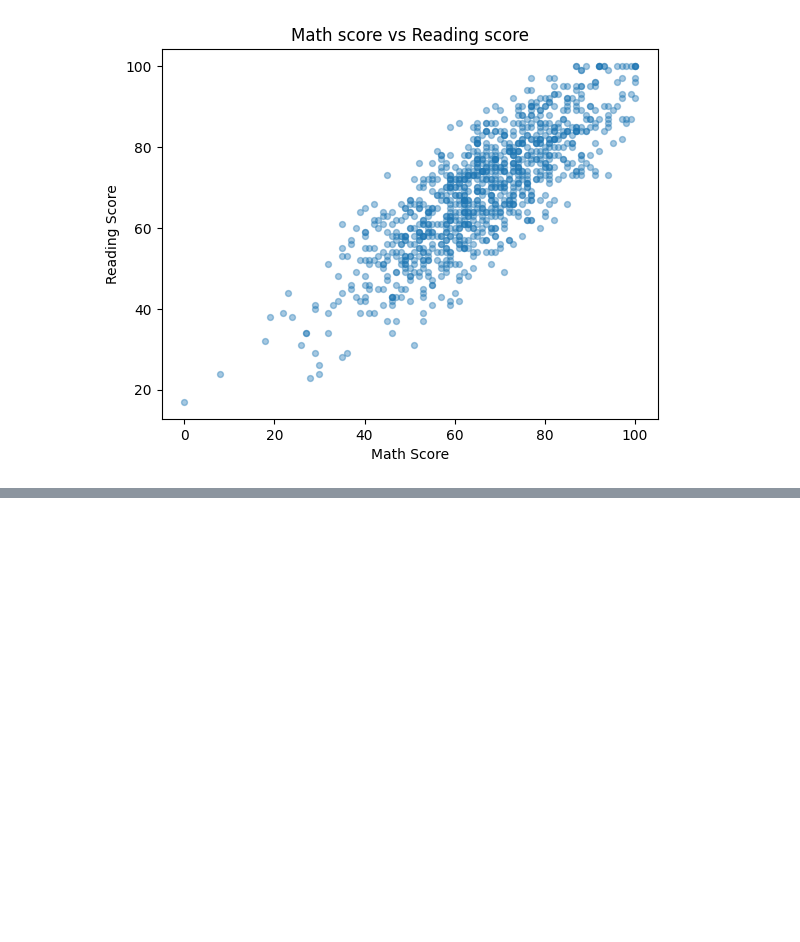
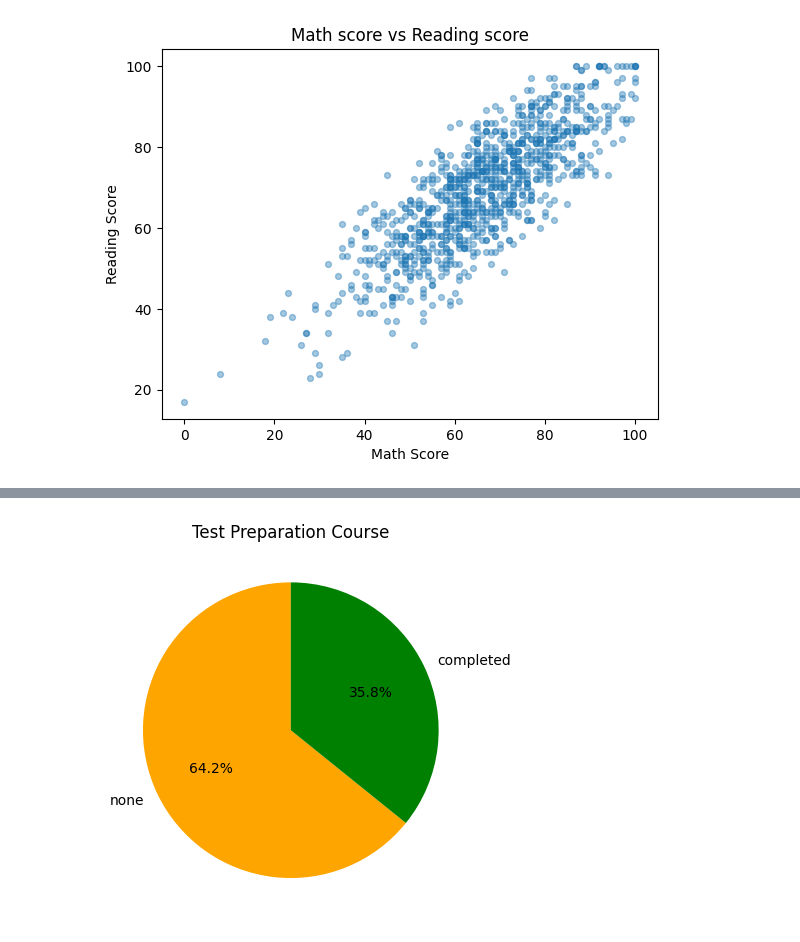
Before and after one commit to smchakma/ResearchWithSkillMoprh, a Jupyter notebook: Matplotlib_and_Seaborn.ipynb, the cells around one changed output, grey strips where cells are left out. Cells and saved outputs as stored; diff of their text form; code cells hidden in the pictures; blank space fills up the shorter version.

```diff
--- a/Matplotlib_and_Seaborn.ipynb
+++ b/Matplotlib_and_Seaborn.ipynb
@@ -102,0 +113,12 @@ plt.show()
+# %%
+##Pie_Chart
+
+prep = students['test preparation course'].value_counts()
+
+fig, ax = plt.subplots()
+ax.pie(prep, labels = prep.index, autopct= '%1.1f%%', colors = ['orange', 'green'], startangle = 90)
+ax.set(title='Test Preparation Course')
+plt.savefig("/content/drive/MyDrive/Datasets/Test_Preparation_Course_figure.png", dpi=600, bbox_inches='tight')
+plt.show()
+# %% [output]
+[figure, added]
```
Also changed, not shown: parts of 1 cell of this notebook.
